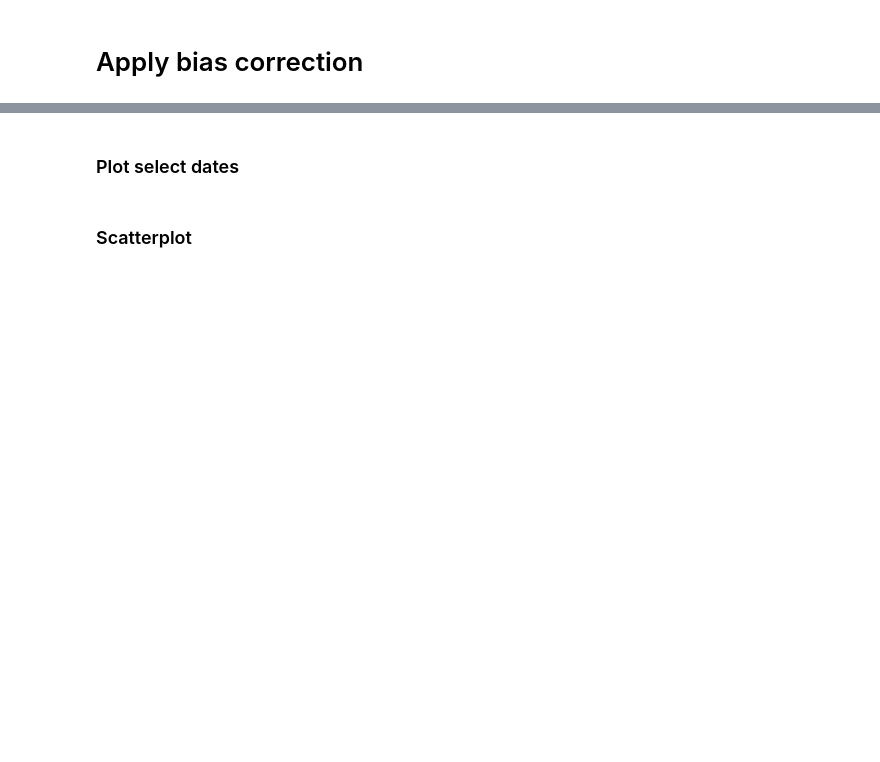
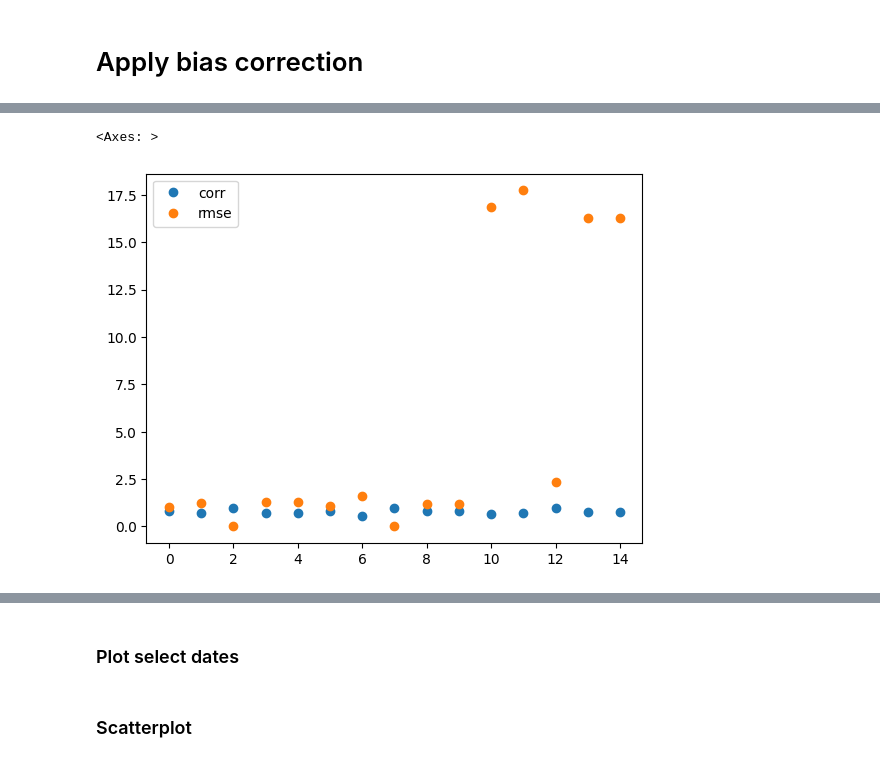
Before and after one commit to thinkingmachines/project-cchain-climate-downscaling, a Jupyter notebook: notebooks/02-apply-bias-correction/02_correct_station.ipynb, the cells around one changed output, grey strips where cells are left out. Cells and saved outputs as stored; diff of their text form; code cells hidden in the pictures; blank space fills up the shorter version.

Commit message:
feat:Find best bias correction method for a city

```diff
--- a/notebooks/02-apply-bias-correction/02_correct_station.ipynb
+++ b/notebooks/02-apply-bias-correction/02_correct_station.ipynb
@@ -25,8 +26,9 @@ This notebook applies bias correction algorithms on gridded data using station d
 ### Set input parameters
 # %%
 CITY_NAME = "Dagupan"
-DATE = "2008-07-01"
-SHOULD_DEBUG = True
+DATE = "2008-07-01"  # sample date for debugging
+YEARS = [2007, 2008, 2009, 2016, 2017, 2018]
+SHOULD_DEBUG = False
 PROCESSED_PATH = Path("../../data/02-processed")
 CORRECTED_PATH = PROCESSED_PATH / "bias-correction"
 
@@ -133,0 +310,5 @@ for var, title in variable_params.items():
+# %%
+stats_df[["var", "method", "corr", "rmse"]].plot(marker="o", linestyle="")
+# %% [output]
+<Axes: >
+[figure, added]
```
Also changed, not shown: parts of 15 cells of this notebook, 3 other files.
